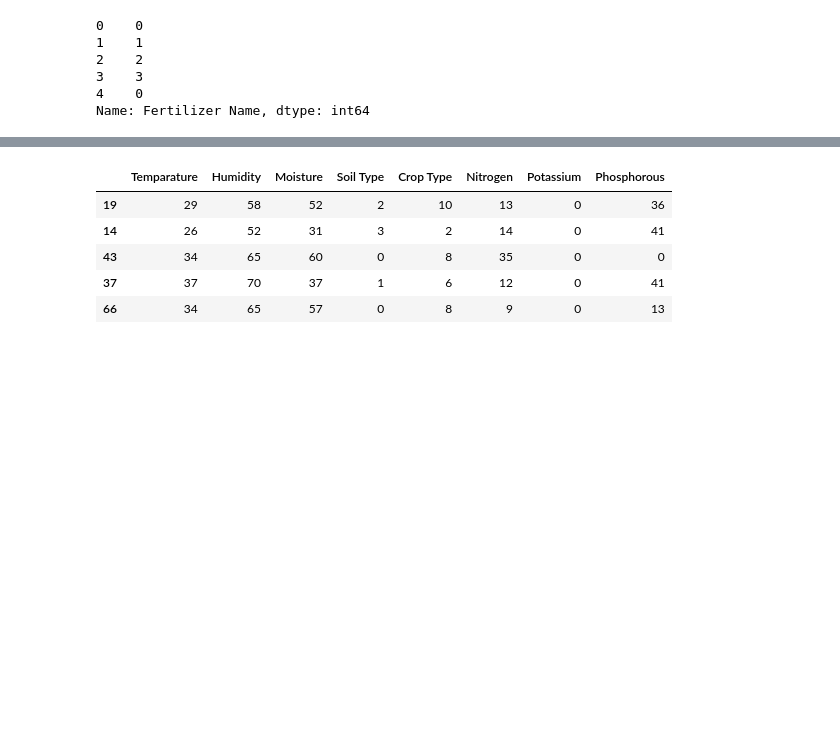
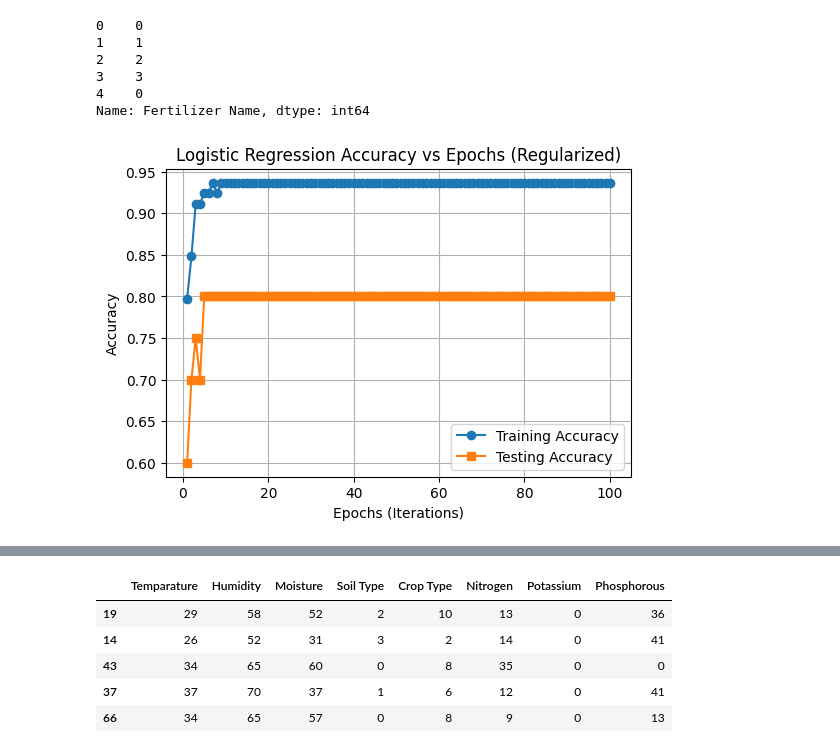
Before and after one commit to Soham-003/Minor-Project-, a Jupyter notebook: FP_notebooks/Model Training FP.ipynb, the cells around one changed output, grey strips where cells are left out. Cells and saved outputs as stored; diff of their text form; code cells hidden in the pictures; blank space fills up the shorter version.

Commit message:
graph generated

```diff
--- a/FP_notebooks/Model Training FP.ipynb
+++ b/FP_notebooks/Model Training FP.ipynb
@@ -71,3 +71,49 @@ y.head()
 3    3
 4    0
 Name: Fertilizer Name, dtype: int64
+# %%
+import numpy as np
+import matplotlib.pyplot as plt
+from sklearn.linear_model import LogisticRegression
+from sklearn.model_selection import train_test_split
+from sklearn.datasets import make_classification
+from sklearn.metrics import accuracy_score
+
+
+
+# Step 2: Split into training and testing data
+X_train, X_test, y_train, y_test = train_test_split(x, y, test_size=0.2, random_state=42)
+scaler = StandardScaler()
+X_train = scaler.fit_transform(X_train)
+X_test = scaler.transform(X_test)
+
+
+# Step 3: Initialize model with regularization
+C_value = 0.1  # Reduced to prevent overfitting
+model = LogisticRegression(C=C_value, max_iter=1, warm_start=True, solver='lbfgs')
+
+# Step 4: Track accuracy over epochs
+epochs = 100
+train_acc = []
+test_acc = []
+
+for epoch in range(epochs):
+    model.fit(X_train, y_train)  # Train the model
+    y_train_pred = model.predict(X_train)
+    y_test_pred = model.predict(X_test)
+
+    train_acc.append(accuracy_score(y_train, y_train_pred))
+    test_acc.append(accuracy_score(y_test, y_test_pred))
+
+# Step 5: Plot accuracy
+plt.figure(figsize=(6,4))
+plt.plot(range(1, epochs+1), train_acc, marker='o', label='Training Accuracy')
+plt.plot(range(1, epochs+1), test_acc, marker='s', label='Testing Accuracy')
+plt.xlabel("Epochs (Iterations)")
+plt.ylabel("Accuracy")
+plt.title("Logistic Regression Accuracy vs Epochs (Regularized)")
+plt.legend()
+plt.grid(True)
+plt.show()
+# %% [output]
+[figure, added]
```
Also changed, not shown: parts of 3 cells of this notebook.
